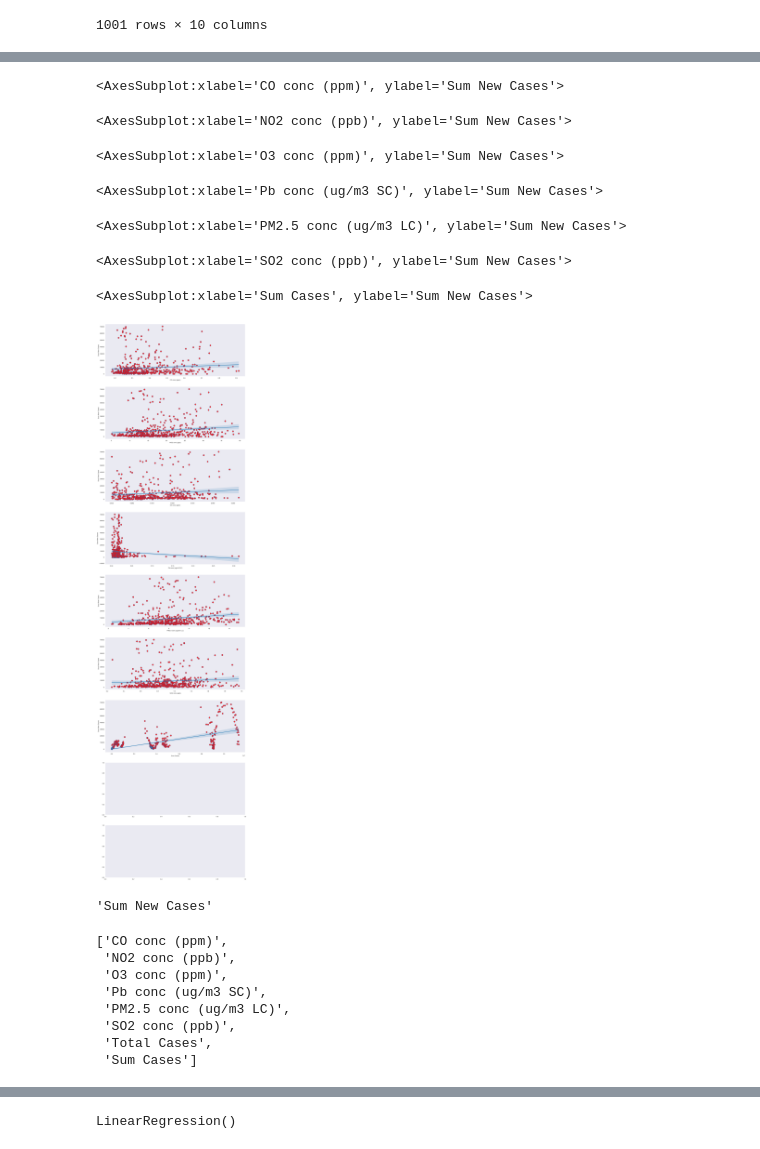
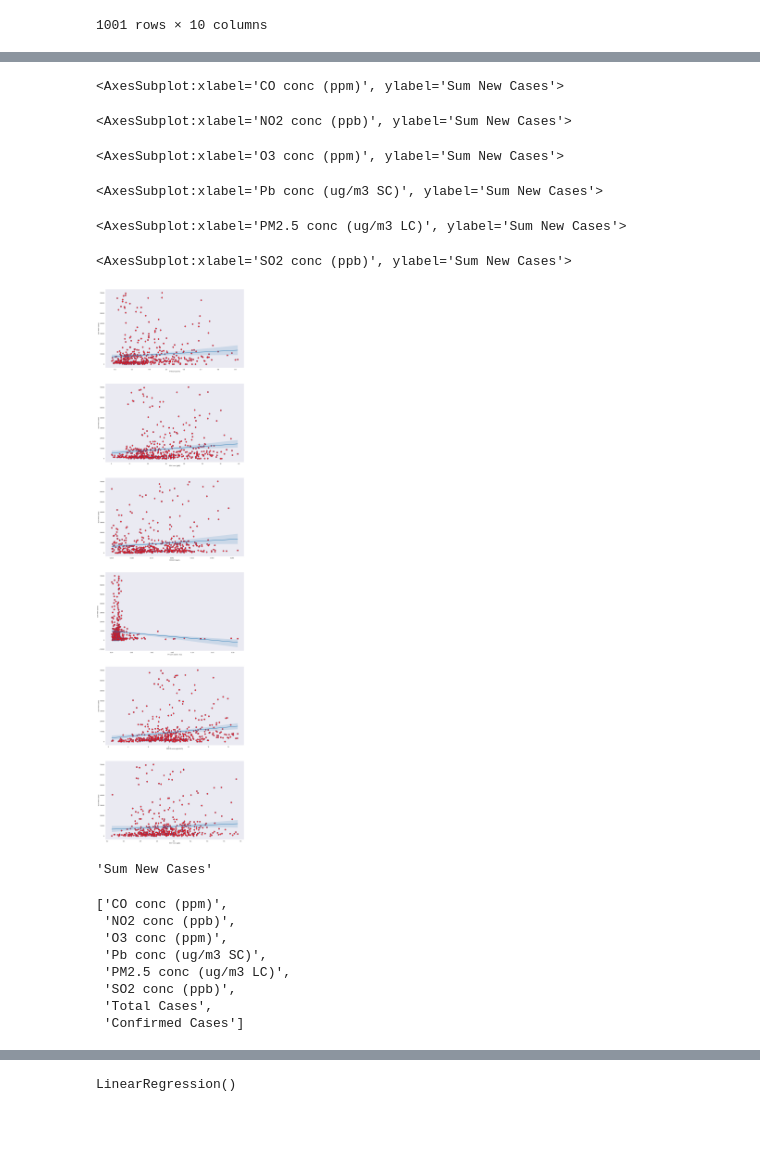
Before and after one commit to YSHebron/cs180-final-project, a Jupyter notebook: cs180-fp-2.ipynb, the cells around one changed output, grey strips where cells are left out. Saved outputs shown, nothing was run; the diff lists cells and outputs as text; code cells hidden in the pictures; blank space fills up the shorter version.

```diff
--- a/cs180-fp-2.ipynb
+++ b/cs180-fp-2.ipynb
@@ -196,14 +196,14 @@ After imputation:
 A: Number of entries with null values after impute: 0
 A: Number of entries: 1096
 # %%
-colidx = [0,1,2,3,4,5,6]     # column indexes to use (based on preemptively looking at dataB)
+colidx = [0,1,2,3,5,6]     # column indexes to use (based on preemptively looking at dataB)
 dataB = pd.read_csv('datasets/us_covid_cases_and_deaths_by_state.csv', parse_dates=True, usecols=colidx)
 sum_new_cases = dataB['new_case'] + dataB['pnew_case']
 dataB.drop(['new_case', 'pnew_case'], axis=1, inplace=True)
 dataB['sum_new_cases'] = sum_new_cases
 dataB.head()
 
-dataB.columns = ['Date', 'State', 'Total Cases', 'Confirmed Cases', 'Probable Cases', 'Sum New Cases']
+dataB.columns = ['Date', 'State', 'Total Cases', 'Confirmed Cases', 'Sum New Cases']
 
 # Filter dataset B
 dataB = dataB[dataB['State'] == 'CA']
@@ -300,7 +300,7 @@ data = data[(data['Sum New Cases'] <= 73000) & (data['Sum New Cases'] > 1)]
 data = data[(data['Total Cases'] > 0)]
 data = data[(data['Confirmed Cases'] > 0)]
 data = data[data['CO conc (ppm)'] <= 1.5]
-# # # data = data[data['NO2 conc (ppb)'] ]
+# data = data[data['NO2 conc (ppb)'] > 1]
 data = data[data['O3 conc (ppm)'] > 0.035]
 data = data[data['Pb conc (ug/m3 SC)'] < 0.5]
 data = data[data['PM10 conc (ug/m3 SC)'] < 100]
@@ -312,7 +312,7 @@ data.drop(columns=['PM10 conc (ug/m3 SC)'], axis=1, inplace=True)
 # data = data[['PM10 conc (ug/m3 SC)', 'Sum New Cases']]
 
 for label in data.columns:
-    if label in ['Sum New Cases', 'Total Cases']: continue
+    if label in ['Sum New Cases', 'Total Cases', 'Confirmed Cases']: continue
     sns.set_style('dark')
 
     sns.relplot(x=label, y='Sum New Cases', data=data, height=3.8, aspect=1.8, kind='scatter')
@@ -335,20 +335,19 @@ Number of entries remaining after pruning: 499
 # %%
-fig, axs = plt.subplots(nrows=len(data.columns), ncols=1, figsize=(16,64))
+fig, axs = plt.subplots(nrows=len(data.columns)-3, ncols=1, figsize=(16,64))
 
 i = 0
 for label in data.columns:
-    if label in ["Sum New Cases", "Total Cases"]: continue
+    if label in ["Sum New Cases", "Total Cases", "Confirmed Cases"]: continue
     sns.regplot(x=label, y='Sum New Cases', data=data, ci=95, scatter_kws={'s':100, 'facecolor':'red'}, ax=axs[i])
     i += 1
 # %% [output]
 <AxesSubplot:xlabel='CO conc (ppm)', ylabel='Sum New Cases'>
 <AxesSubplot:xlabel='NO2 conc (ppb)', ylabel='Sum New Cases'>
 <AxesSubplot:xlabel='O3 conc (ppm)', ylabel='Sum New Cases'>
 <AxesSubplot:xlabel='Pb conc (ug/m3 SC)', ylabel='Sum New Cases'>
 <AxesSubplot:xlabel='PM2.5 conc (ug/m3 LC)', ylabel='Sum New Cases'>
 <AxesSubplot:xlabel='SO2 conc (ppb)', ylabel='Sum New Cases'>
-<AxesSubplot:xlabel='Sum Cases', ylabel='Sum New Cases'>
-[figure, old version]
+[figure, new version]
 # %%
 # Linear Regression
 # PREPARE FEATURES AND TARGET DATA (normalize first)
@@ -368,7 +367,7 @@ cols
  'PM2.5 conc (ug/m3 LC)',
  'SO2 conc (ppb)',
  'Total Cases',
- 'Sum Cases']
+ 'Confirmed Cases']
 # %%
 data
 X = data.iloc[:,0:-1] # feature matrix
```
Also changed, not shown: parts of 8 cells of this notebook, 1 other file.
